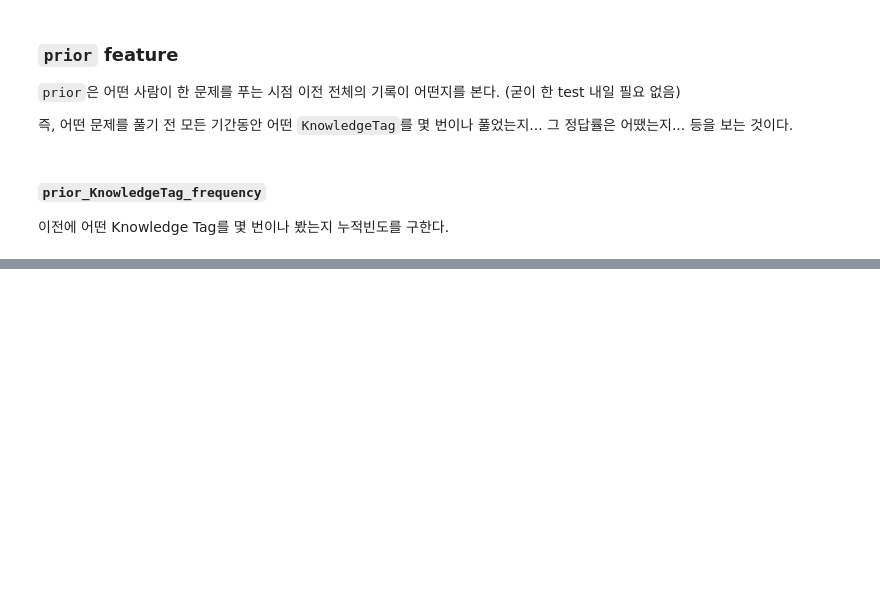
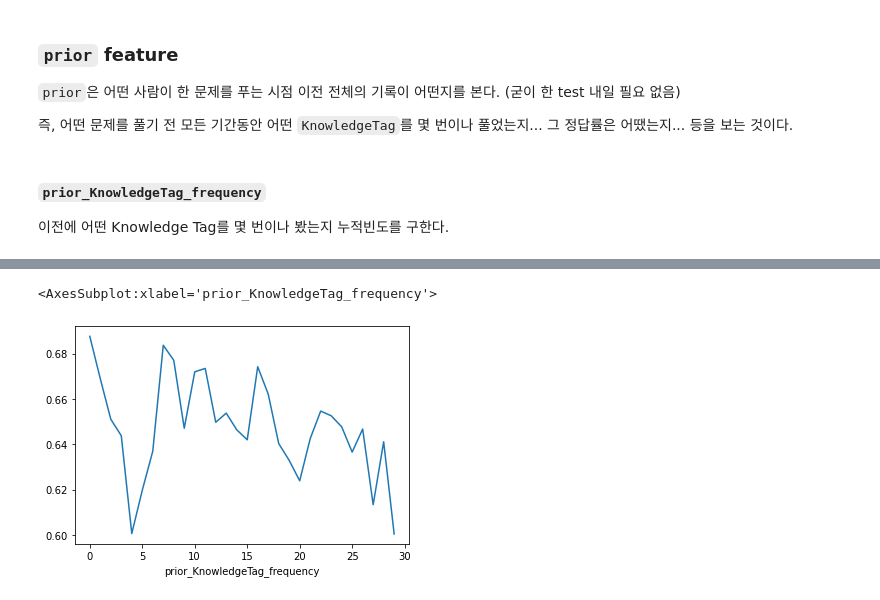
Before and after one commit to bcaitech1/p4-dkt-dkdkt, a Jupyter notebook: jaepil/feature_prior.ipynb, the cells around one changed output, grey strips where cells are left out. Saved outputs shown, nothing was run; the diff lists cells and outputs as text; code cells hidden in the pictures; blank space fills up the shorter version.

```diff
--- a/jaepil/feature_prior.ipynb
+++ b/jaepil/feature_prior.ipynb
@@ -99,0 +126,5 @@ train_df['prior_KnowledgeTag_frequency'] = train_df.groupby(['userID', 'Knowledg
+# %%
+train_df[train_df.prior_KnowledgeTag_frequency < 30].groupby(['prior_KnowledgeTag_frequency'])['answerCode'].agg('mean').plot()
+# %% [output]
+<AxesSubplot:xlabel='prior_KnowledgeTag_frequency'>
+[figure, added]
```
Also changed, not shown: parts of 9 cells of this notebook.
